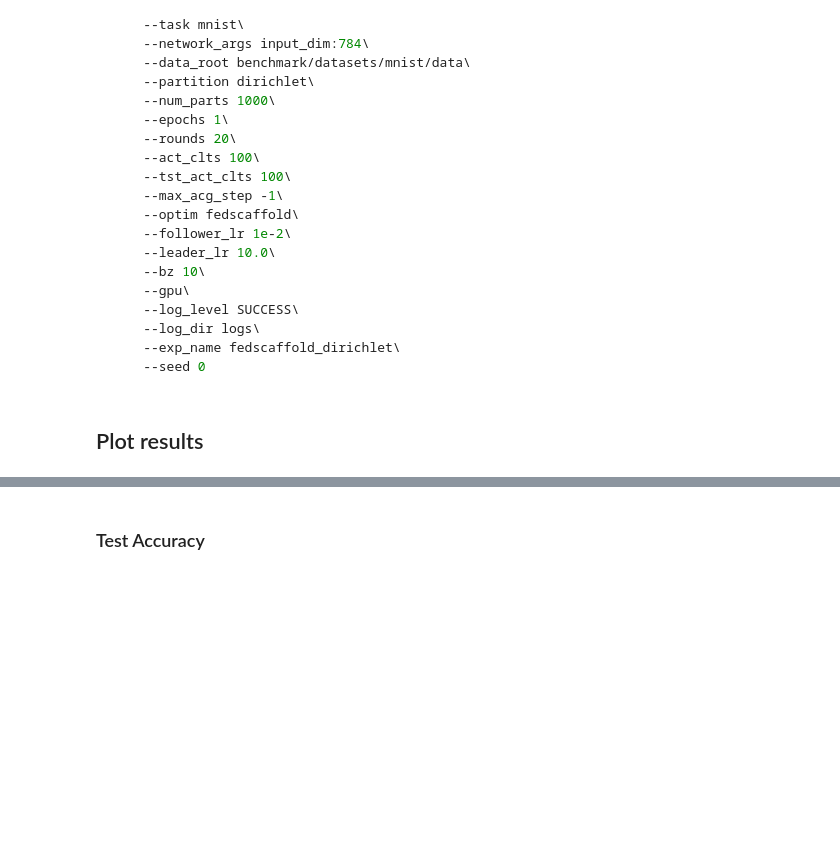
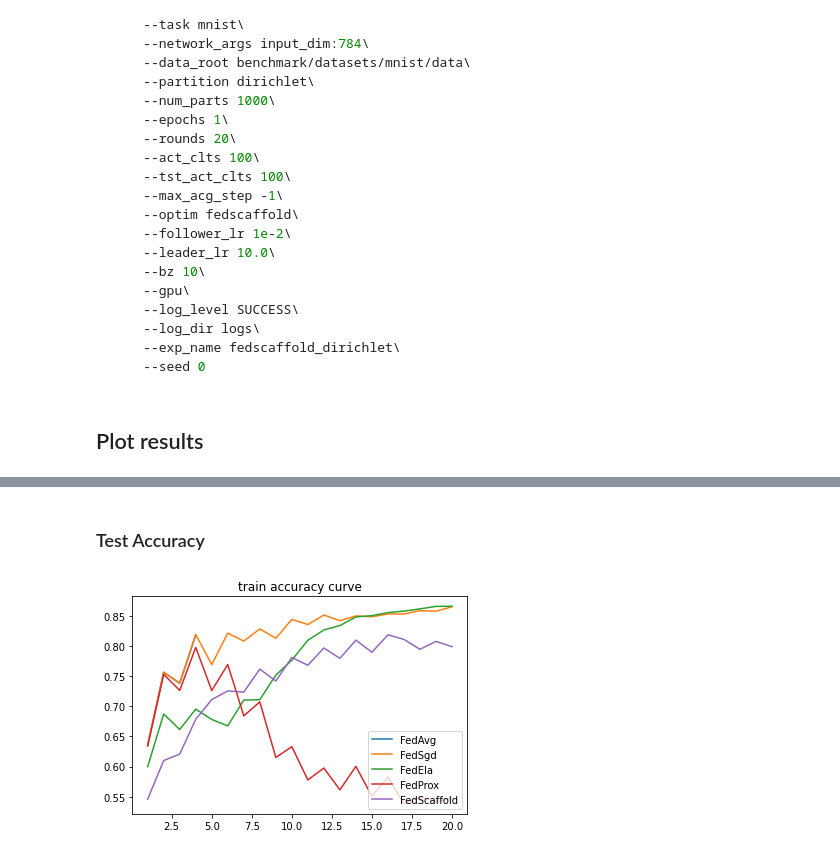
Before and after one commit to FederalLab/benchmark-lightly, a Jupyter notebook: docs/mnist.ipynb, the cells around one changed output, grey strips where cells are left out. Drawn from its saved outputs; the diff is of its cells as text; code cells hidden in the pictures; blank space fills up the shorter version.

Commit message:
update mnist doc

```diff
--- a/docs/mnist.ipynb
+++ b/docs/mnist.ipynb
@@ -214,22 +214,23 @@ plot(
-# %% [markdown]
-### Test Accuracy
+# %% [markdown]
+### Test Accuracy
 # %%
-
 plot(
     files=[
-        '../logs/mnist/fed_avg_dirichlet/mnist.json',
-        '../logs/mnist/fed_sgd_dirichlet/mnist.json',
-        '../logs/mnist/fed_ela_dirichlet/mnist.json',
-        '../logs/mnist/fed_prox_dirichlet/mnist.json',
-        '../logs/mnist/fed_scaffold_dirichlet/mnist.json',
+        '../logs/mnist/fedavg_dirichlet/mnist.json',
+        '../logs/mnist/fedsgd_dirichlet/mnist.json',
+        '../logs/mnist/fedela_dirichlet/mnist.json',
+        '../logs/mnist/fedprox_dirichlet/mnist.json',
+        '../logs/mnist/fedscaffold_dirichlet/mnist.json',
     ],
     labels=[
         'FedAvg',
         'FedSgd',
         'FedEla',
         'FedProx',
         'FedScaffold',
     ],
     attributes="accuracy",
     mode="test"
 )
+# %% [output]
+[figure, added]
```
Also changed, not shown: parts of 8 cells of this notebook.
